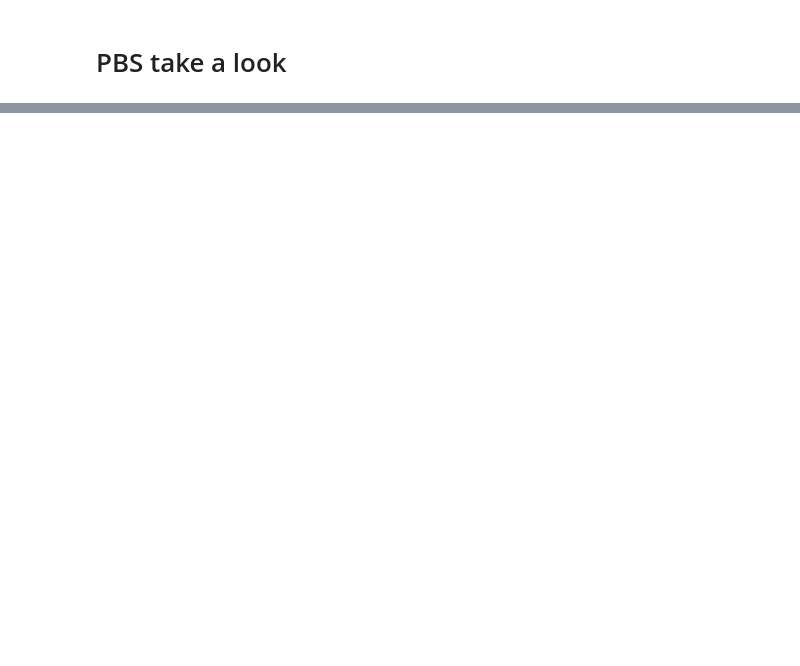
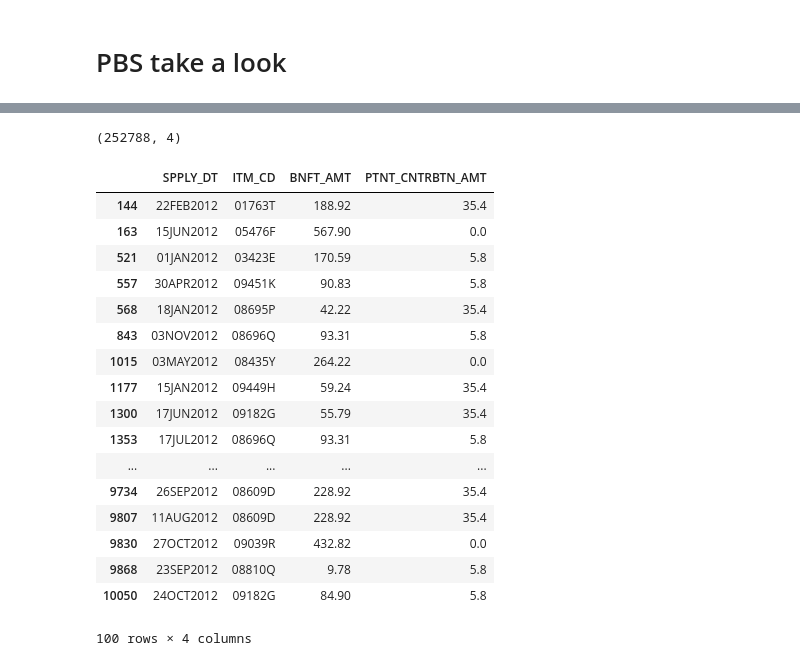
Before and after one commit to samuelefiorini/tangle, a Jupyter notebook: notebooks/test.ipynb, the cells around one changed output, grey strips where cells are left out. Saved outputs shown, nothing was run; the diff lists cells and outputs as text; code cells hidden in the pictures; blank space fills up the shorter version.

```diff
--- a/notebooks/test.ipynb
+++ b/notebooks/test.ipynb
@@ -40,10 +69,19 @@ df.head()
 # %%
-dd = pd.read_csv(os.path.join('..', 'data', 'drugs_used_in_diabetes.csv'), header=0)
+_dd = pd.read_csv(os.path.join('..', 'data', 'drugs_used_in_diabetes.csv'), header=0)
 
 # Fix 6-digit notation
-dd_set = set()
-for item in dd.values.ravel():
+dd = set()
+for item in _dd.values.ravel():
     if len(item)<6:
-        dd_set.add(str(0)+item)
+        dd.add(str(0)+item)
     else:
-        dd_set.add(item)
+        dd.add(item)
+
+# FIXME - exclude Metformins and Sulfonamides
+dd = pd.DataFrame(data=list(dd), columns=_dd.columns)
+ms = pd.read_csv(os.path.join('..', 'data', 'metformins_sulfonamides.csv'), header=0)
+mask = []
+for d in dd.values:
+    mask.append(d not in ms.values)
+dd = pd.DataFrame(data=dd.values[mask], columns=dd.columns)
+print(dd.shape)
@@ -84,0 +115,26 @@ pbs_years = [s.split('_')[-1].split('.')[0] for s in pbs_files]
+# %%
+dd_costs = costs.loc[costs['ITM_CD'].isin(dd_set)]
+print(dd_costs.shape)
+# %% [output]
+(252788, 4)
+# %%
+dd_costs.head(100)
+# %% [output]
+|  | SPPLY_DT | ITM_CD | BNFT_AMT | PTNT_CNTRBTN_AMT |
+| 144 | 22FEB2012 | 01763T | 188.92 | 35.4 |
+| 163 | 15JUN2012 | 05476F | 567.90 | 0.0 |
+| 521 | 01JAN2012 | 03423E | 170.59 | 5.8 |
+| 557 | 30APR2012 | 09451K | 90.83 | 5.8 |
+| 568 | 18JAN2012 | 08695P | 42.22 | 35.4 |
+| 843 | 03NOV2012 | 08696Q | 93.31 | 5.8 |
+| 1015 | 03MAY2012 | 08435Y | 264.22 | 0.0 |
+| 1177 | 15JAN2012 | 09449H | 59.24 | 35.4 |
+| 1300 | 17JUN2012 | 09182G | 55.79 | 35.4 |
+| 1353 | 17JUL2012 | 08696Q | 93.31 | 5.8 |
+| ... | ... | ... | ... | ... |
+| 9734 | 26SEP2012 | 08609D | 228.92 | 35.4 |
+| 9807 | 11AUG2012 | 08609D | 228.92 | 35.4 |
+| 9830 | 27OCT2012 | 09039R | 432.82 | 0.0 |
+| 9868 | 23SEP2012 | 08810Q | 9.78 | 5.8 |
+| 10050 | 24OCT2012 | 09182G | 84.90 | 5.8 |
+100 rows × 4 columns
```
Also changed, not shown: parts of 21 cells of this notebook, 3 other files.
